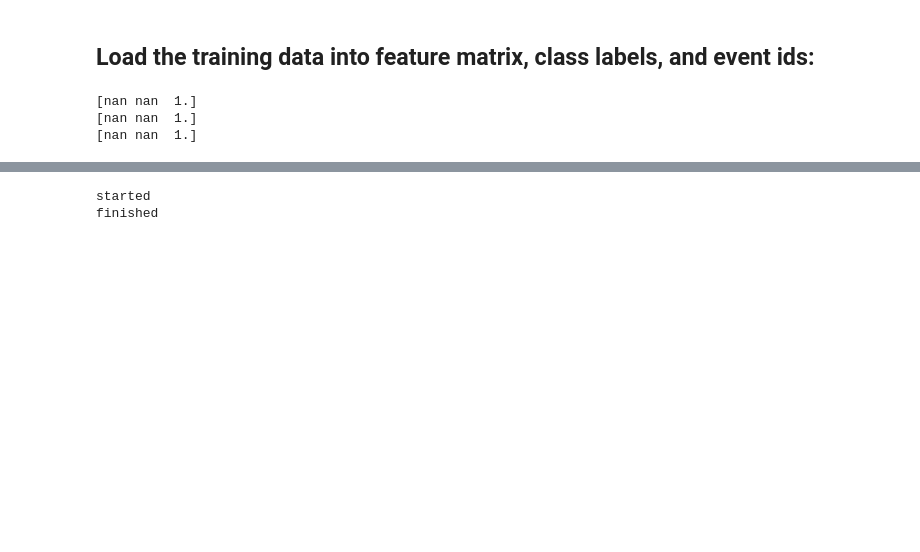
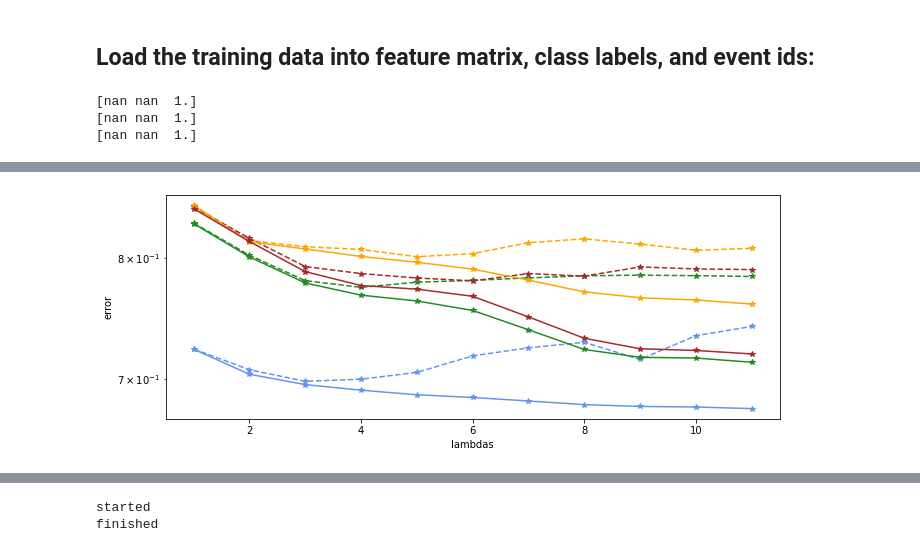
Before and after one commit to madtoinou/CS-433_HBozonClass, a Jupyter notebook: scripts/project1.ipynb, the cells around one changed output, grey strips where cells are left out. Drawn from its saved outputs; the diff is of its cells as text; code cells hidden in the pictures; blank space fills up the shorter version.

```diff
--- a/scripts/project1.ipynb
+++ b/scripts/project1.ipynb
@@ -123,0 +419,29 @@ print(tX_ze[1,-3:])
+# %%
+f = plt.figure(figsize=(11,14)) # change this if needed
+
+#degree 1
+ax1 = f.add_subplot(311)
+ax1.plot(range(1,degrees), rmse_te_0_opt, ls="--" , marker="*",
+             c="cornflowerblue", label="jn 0 testing")
+ax1.plot(range(1,degrees), rmse_te_1_opt, ls="--" , marker="*",
+             c="orange", label="jn 1 testing")
+ax1.plot(range(1,degrees), rmse_te_2_opt, ls="--" , marker="*",
+             c="forestgreen", label="jn 2 testing")
+ax1.plot(range(1,degrees), rmse_te_3_opt, ls="--" , marker="*",
+             c="brown", label="jn 3 testing")
+ax1.plot(range(1,degrees), rmse_tr_0_opt, ls="-" , marker="*",
+             c="cornflowerblue", label="jn 0 training")
+ax1.plot(range(1,degrees), rmse_tr_1_opt, ls="-" , marker="*",
+             c="orange", label="jn 1 training")
+ax1.plot(range(1,degrees), rmse_tr_2_opt, ls="-" , marker="*",
+             c="forestgreen", label="jn 2 training")
+ax1.plot(range(1,degrees), rmse_tr_3_opt, ls="-" , marker="*",
+             c="brown", label="jn 3 training")
+
+plt.xlabel("lambdas")
+plt.ylabel("error")
+plt.yscale("log")
+#plt.legend()
+plt.show()
+# %% [output]
+[figure, added]
```
Also changed, not shown: parts of 16 cells of this notebook, 1 other file.
